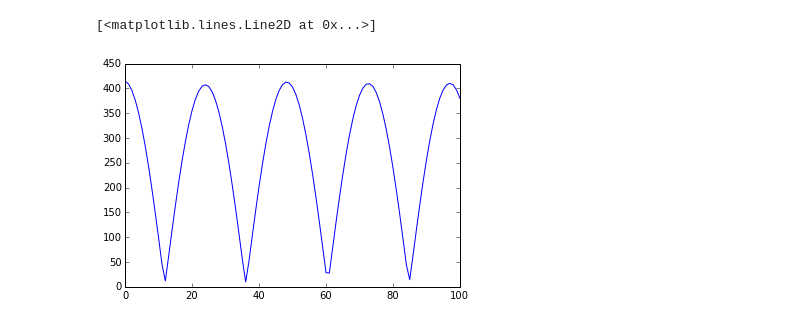
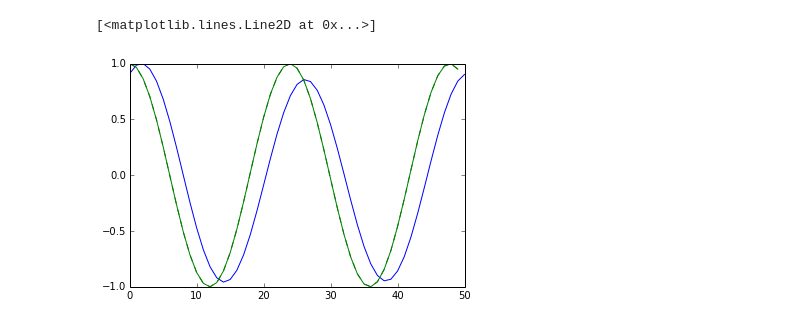
Before and after one commit to shigh/pyes1, a Jupyter notebook: pyes1/1d2v-warm.ipynb, the cells around one changed output. Cells and saved outputs as stored; diff of their text form; code cells hidden in the pictures.

Commit message:
Some diagnostics.
Variable for debyle length and expected frequencies.
Also added guards to some plots and the animation.

```diff
--- a/pyes1/1d2v-warm.ipynb
+++ b/pyes1/1d2v-warm.ipynb
@@ -9,13 +9,16 @@ from pic1d2v import *
 import matplotlib.pyplot as plt
 from matplotlib import animation
 from collections import namedtuple
+pi  = np.pi
+pis = np.sqrt(np.pi)
+np.random.seed(9997)
 # %%
 KT = .01
 m  = 1.
-A  = .2
+A  = .02
 k  = 1
 
-nt = 100
+nt = 50
 nx = 256
 L  = 2*np.pi
 dx = L/nx
@@ -26,12 +29,20 @@ q = .1
 N_e = 1024
 n0 = N_e/L
 x0e = np.linspace(0., L, N_e+1)[:-1]
-x0e = x0e + A*np.cos(x0e*k*2*np.pi/L)
+x0e = x0e + A*np.cos(x0e*k*2*pi/L)
 normalize(x0e, L)
+
+ld  = np.sqrt(KT/(n0*q**2))
+wp  = np.sqrt(n0*q**2/m)
+vth = np.sqrt(2*KT/m)
+wpe = np.sqrt(wp**2 + 3*KT*k**2/m)
+wpi = -pis*wp*(wp/(k*vth))**3*np.exp(-(wp/(k*vth))**2)*np.exp(-3./2.)
 
 scale = np.sqrt(KT/m)
 vx0 = norm.rvs(size=N_e, scale=scale)
 
+print np.sum(vx0)/len(vx0)
+vx0 -= np.sum(vx0)/len(vx0)
 electron = Species(q, m, N_e, x0e,
                    vx0, np.zeros(N_e))
 
@@ -42,3 +53,5 @@ xp, vx, vy, E, phi, rho = pic(species, nx, dx, nt, dt, L, B0,
                               solver_method="FFT",
                               weight_method="CIC",
                               interp_method="CIC")
+
+print L/ld, n0*ld, k*ld, wpi
@@ -57,8 +77,11 @@ plt.hist(vx[10,:], bins=20, normed=True);
 # %%
-rk = np.fft.rfft(rho, axis=1)[:, 1]
-rk = np.sqrt(np.real(rk*rk.conj()))
-plt.plot(rk)
+rk = np.fft.rfft(rho, axis=1)[:, k]
+rk = np.real(rk*rk.conj())
+plt.plot(rk/np.max(rk)*2-1)
+t_vals = np.linspace(0, nt*dt, nt)
+plt.plot(np.cos(wpe*t_vals*2))
+plt.plot(np.cos(wpe*t_vals*2)*np.exp(wpi*t_vals), 'g--')
 # %% [output]
 [<matplotlib.lines.Line2D at 0x...>]
-[figure, old version]
+[figure, new version]
 # %%
```
Also changed, not shown: parts of 4 cells of this notebook.
